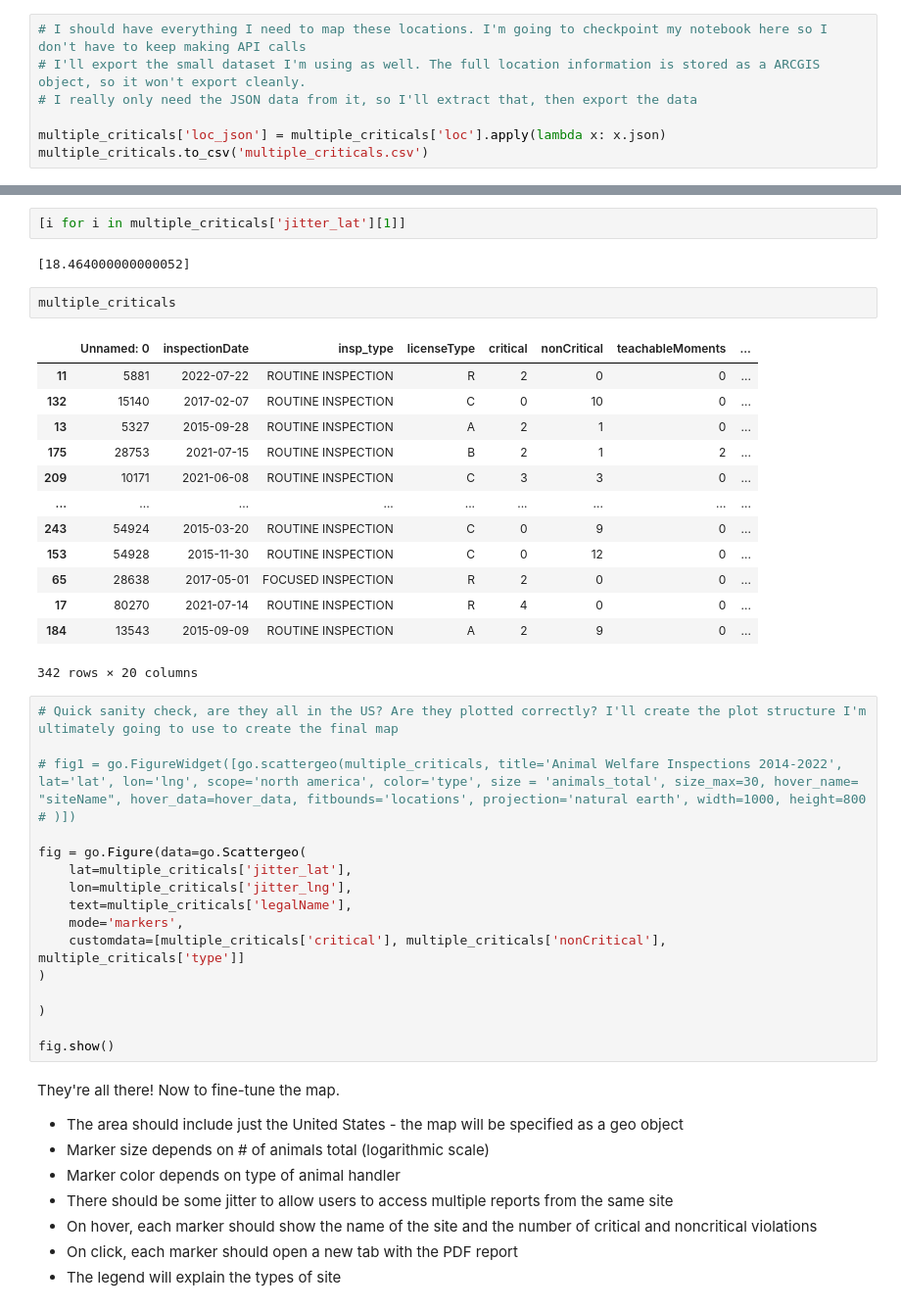
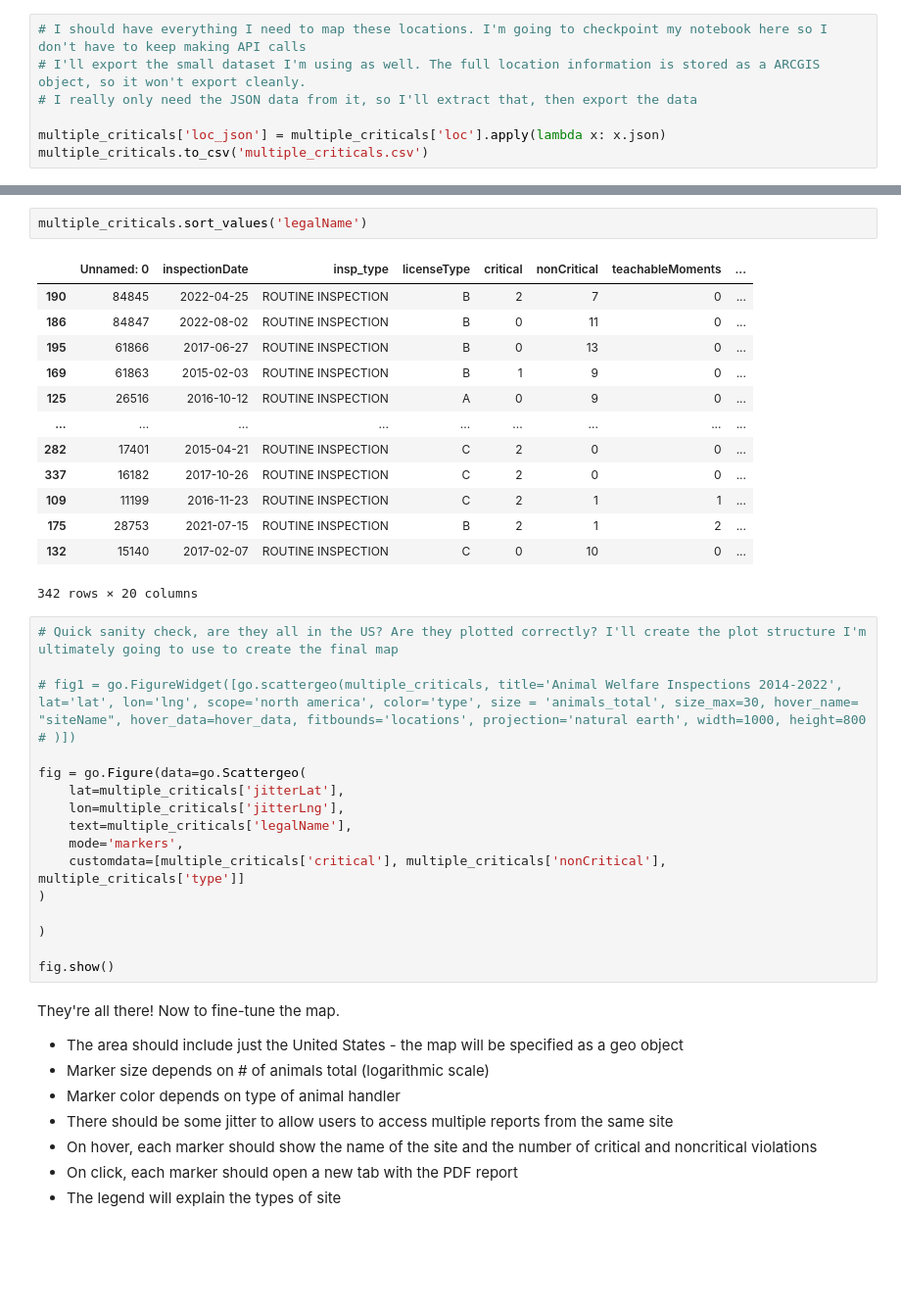
Before and after one commit to gcappaert/Animal-Welfare-Inspections, a Jupyter notebook: animal_welfare_inspections.ipynb, the cells around one changed output, grey strips where cells are left out. Shown: that part at 98% size. Cells and saved outputs as stored; diff of their text form; blank space fills up the shorter version.

```diff
--- a/animal_welfare_inspections.ipynb
+++ b/animal_welfare_inspections.ipynb
@@ -267,22 +203,18 @@ multiple_criticals['jitter_lat'], multiple_criticals['jitter_lng'] = jitter_poin
-# %%
-[i for i in multiple_criticals['jitter_lat'][1]]
-# %% [output]
-[18.464000000000052]
 # %%
-multiple_criticals
+multiple_criticals.sort_values('legalName')
 # %% [output]
 |  | Unnamed: 0 | inspectionDate | insp_type | licenseType | critical | nonCritical | teachableMoments | ... |
-| 11 | 5881 | 2022-07-22 | ROUTINE INSPECTION | R | 2 | 0 | 0 | ... |
+| 190 | 84845 | 2022-04-25 | ROUTINE INSPECTION | B | 2 | 7 | 0 | ... |
+| 186 | 84847 | 2022-08-02 | ROUTINE INSPECTION | B | 0 | 11 | 0 | ... |
+| 195 | 61866 | 2017-06-27 | ROUTINE INSPECTION | B | 0 | 13 | 0 | ... |
+| 169 | 61863 | 2015-02-03 | ROUTINE INSPECTION | B | 1 | 9 | 0 | ... |
+| 125 | 26516 | 2016-10-12 | ROUTINE INSPECTION | A | 0 | 9 | 0 | ... |
+| ... | ... | ... | ... | ... | ... | ... | ... | ... |
+| 282 | 17401 | 2015-04-21 | ROUTINE INSPECTION | C | 2 | 0 | 0 | ... |
+| 337 | 16182 | 2017-10-26 | ROUTINE INSPECTION | C | 2 | 0 | 0 | ... |
+| 109 | 11199 | 2016-11-23 | ROUTINE INSPECTION | C | 2 | 1 | 1 | ... |
+| 175 | 28753 | 2021-07-15 | ROUTINE INSPECTION | B | 2 | 1 | 2 | ... |
 | 132 | 15140 | 2017-02-07 | ROUTINE INSPECTION | C | 0 | 10 | 0 | ... |
-| 13 | 5327 | 2015-09-28 | ROUTINE INSPECTION | A | 2 | 1 | 0 | ... |
-| 175 | 28753 | 2021-07-15 | ROUTINE INSPECTION | B | 2 | 1 | 2 | ... |
-| 209 | 10171 | 2021-06-08 | ROUTINE INSPECTION | C | 3 | 3 | 0 | ... |
-| ... | ... | ... | ... | ... | ... | ... | ... | ... |
-| 243 | 54924 | 2015-03-20 | ROUTINE INSPECTION | C | 0 | 9 | 0 | ... |
-| 153 | 54928 | 2015-11-30 | ROUTINE INSPECTION | C | 0 | 12 | 0 | ... |
-| 65 | 28638 | 2017-05-01 | FOCUSED INSPECTION | R | 2 | 0 | 0 | ... |
-| 17 | 80270 | 2021-07-14 | ROUTINE INSPECTION | R | 4 | 0 | 0 | ... |
-| 184 | 13543 | 2015-09-09 | ROUTINE INSPECTION | A | 2 | 9 | 0 | ... |
 342 rows × 20 columns
 # %%
 # Quick sanity check, are they all in the US? Are they plotted correctly? I'll create the plot structure I'm ultimately going to use to create the final map
@@ -291,8 +223,8 @@ multiple_criticals
 # )])
 
 fig = go.Figure(data=go.Scattergeo(
-    lat=multiple_criticals['jitter_lat'],
-    lon=multiple_criticals['jitter_lng'],
+    lat=multiple_criticals['jitterLat'],
+    lon=multiple_criticals['jitterLng'],
     text=multiple_criticals['legalName'],
     mode='markers',
     customdata=[multiple_criticals['critical'], multiple_criticals['nonCritical'], multiple_criticals['type']]
```
Also changed, not shown: parts of 8 cells of this notebook.
